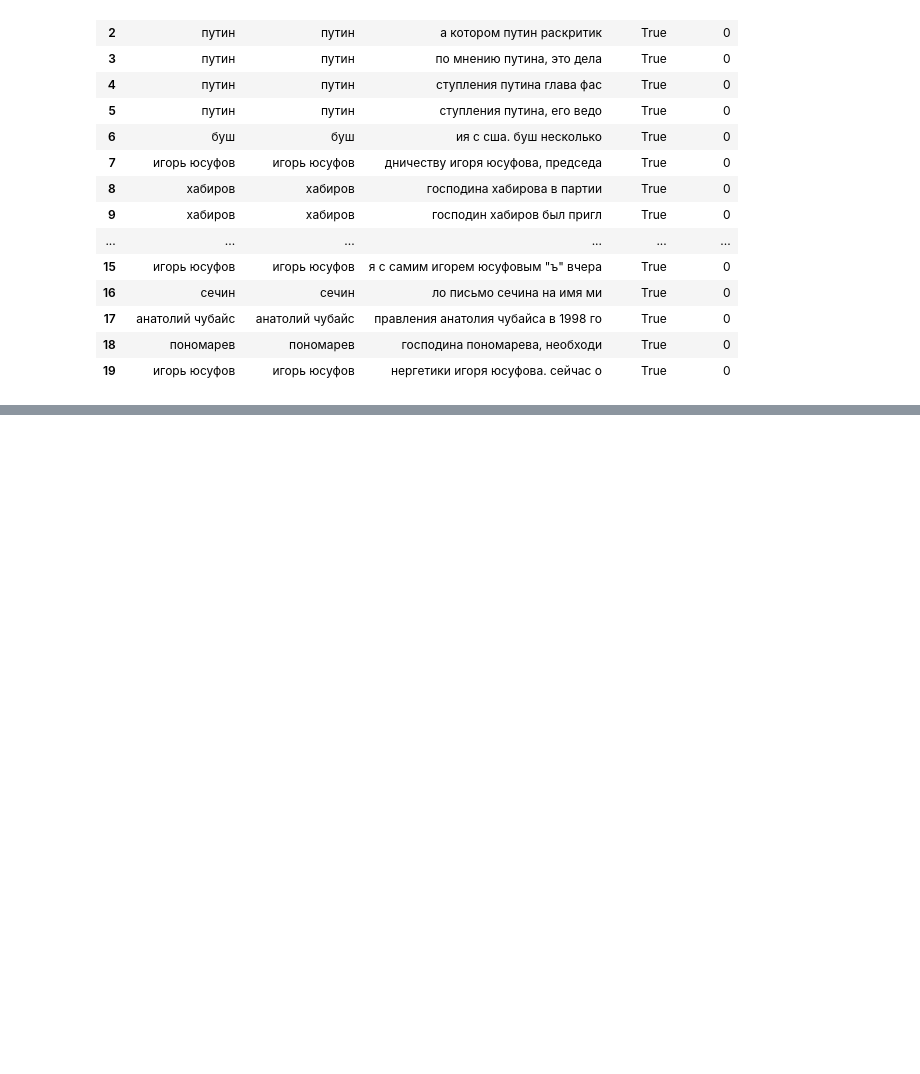
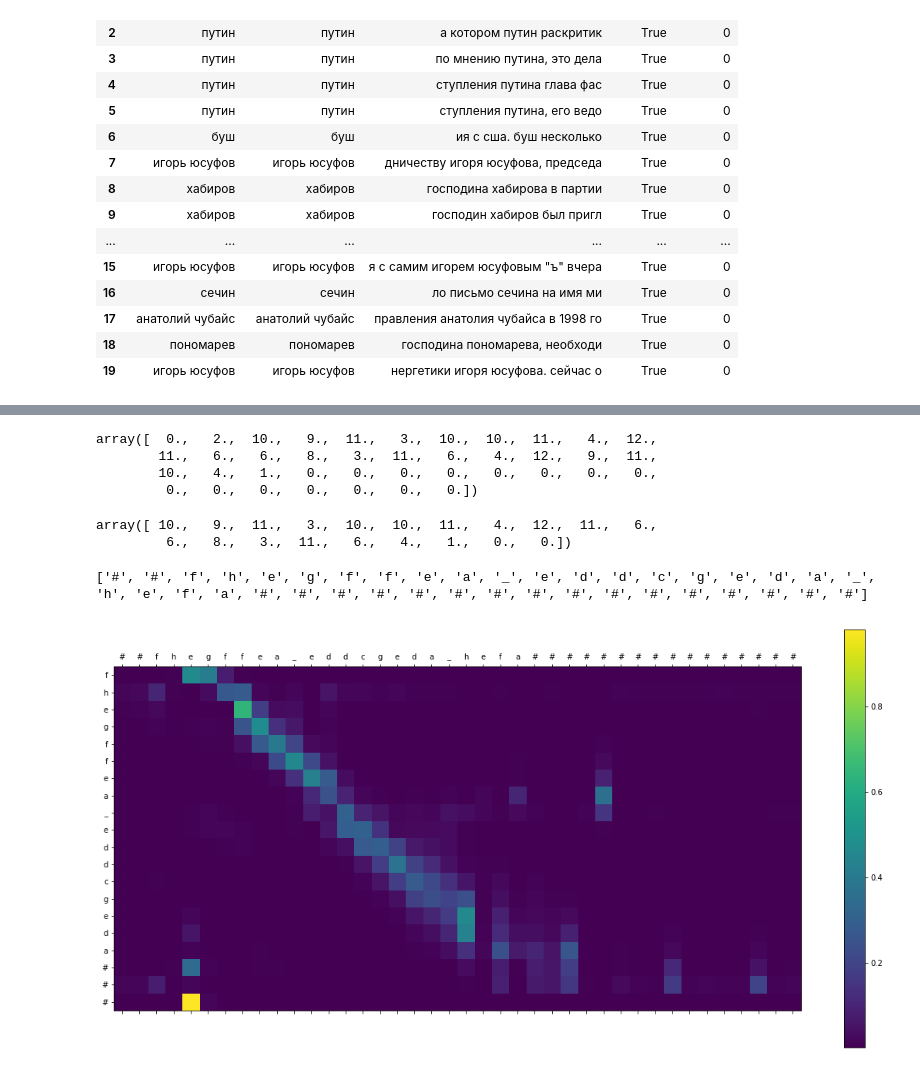
Before and after one commit to Sdernal/TextNormalization, a Jupyter notebook: WithPytorch/Experiments.ipynb, the cells around one changed output, grey strips where cells are left out. Saved outputs shown, nothing was run; the diff lists cells and outputs as text; code cells hidden in the pictures; blank space fills up the shorter version.

```diff
--- a/WithPytorch/Experiments.ipynb
+++ b/WithPytorch/Experiments.ipynb
@@ -246,0 +348,36 @@ torch.save(decoder.state_dict(),'decoder.pt')
+# %%
+ep.X_data_test[0]
+# %% [output]
+array([  0.,   2.,  10.,   9.,  11.,   3.,  10.,  10.,  11.,   4.,  12.,
+        11.,   6.,   6.,   8.,   3.,  11.,   6.,   4.,  12.,   9.,  11.,
+        10.,   4.,   1.,   0.,   0.,   0.,   0.,   0.,   0.,   0.,   0.,
+         0.,   0.,   0.,   0.,   0.,   0.,   0.])
+# %%
+ep.y_data_test[0]
+# %% [output]
+array([ 10.,   9.,  11.,   3.,  10.,  10.,  11.,   4.,  12.,  11.,   6.,
+         6.,   8.,   3.,  11.,   6.,   4.,   1.,   0.,   0.])
+# %%
+a,b,c = trainer.evaluate_with_attn(ep.X_data_test[0:1])
+a2 = []
+b2 = []
+for elem in a:
+    if elem == ' ':
+        a2.append('_')
+    elif len(elem) != 1:
+        a2.append('#')
+    else:
+        a2.append(elem)
+
+for elem in b:
+    if elem == ' ':
+        b2.append('_')
+    elif len(elem) != 1:
+        b2.append('#')
+    else:
+        b2.append(elem)
+print(a2)
+showAttention(a2,b2,c)
+# %% [output]
+['#', '#', 'f', 'h', 'e', 'g', 'f', 'f', 'e', 'a', '_', 'e', 'd', 'd', 'c', 'g', 'e', 'd', 'a', '_', 'h', 'e', 'f', 'a', '#', '#', '#', '#', '#', '#', '#', '#', '#', '#', '#', '#', '#', '#', '#', '#']
+[figure, added]
```
Also changed, not shown: parts of 12 cells of this notebook, 1 other file.
